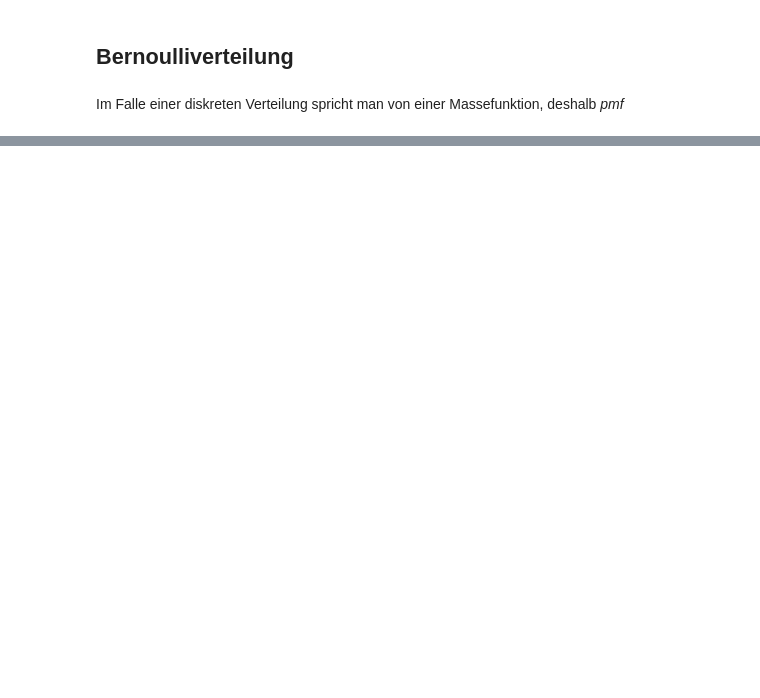
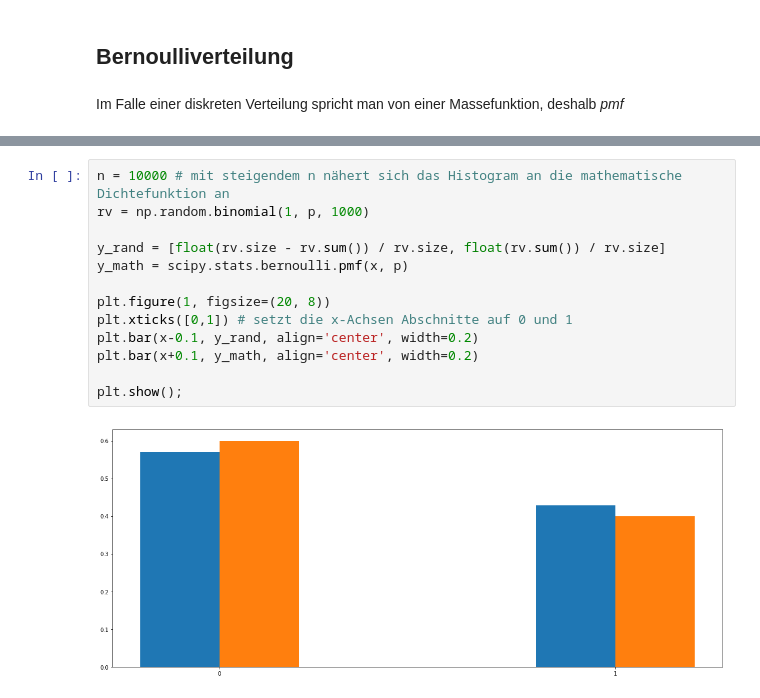
Before and after one commit to marianoju/NF_DS_1_course_material, a Jupyter notebook: descriptive_analysis/distributions.ipynb, the cells around one changed output, grey strips where cells are left out. Drawn from its saved outputs; the diff is of its cells as text; blank space fills up the shorter version.

```diff
--- a/descriptive_analysis/distributions.ipynb
+++ b/descriptive_analysis/distributions.ipynb
@@ -74,0 +69,15 @@ plt.bar(x, scipy.stats.bernoulli.pmf(x, p), 0.1);
+# %%
+n = 10000 # mit steigendem n nähert sich das Histogram an die mathematische Dichtefunktion an
+rv = np.random.binomial(1, p, 1000)
+
+y_rand = [float(rv.size - rv.sum()) / rv.size, float(rv.sum()) / rv.size]
+y_math = scipy.stats.bernoulli.pmf(x, p)
+
+plt.figure(1, figsize=(20, 8))
+plt.xticks([0,1]) # setzt die x-Achsen Abschnitte auf 0 und 1
+plt.bar(x-0.1, y_rand, align='center', width=0.2)
+plt.bar(x+0.1, y_math, align='center', width=0.2)
+
+plt.show();
+# %% [output]
+[figure, added]
```
Also changed, not shown: parts of 14 cells of this notebook, 3 other files.
